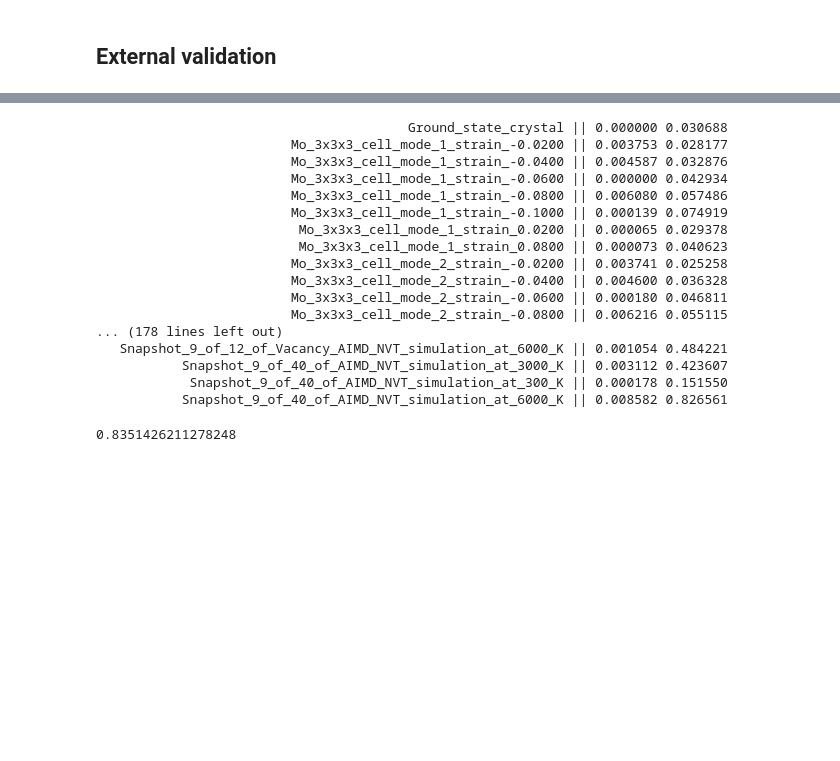
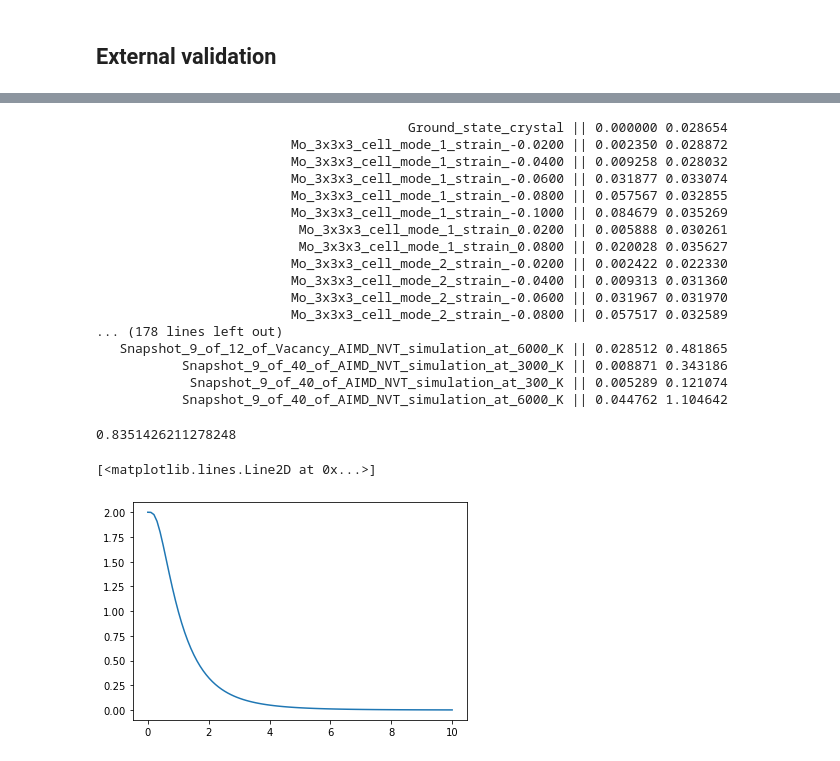
Before and after one commit to TrinkleGroup/svreg, a Jupyter notebook: tree_analyzer.ipynb, the cells around one changed output, grey strips where cells are left out. Saved outputs shown, nothing was run; the diff lists cells and outputs as text; code cells hidden in the pictures; blank space fills up the shorter version.

```diff
--- a/tree_analyzer.ipynb
+++ b/tree_analyzer.ipynb
@@ -324,7 +414,7 @@ with SVDatabase(settings['databasePath'], 'r') as database:
 
     regressor.trees = [tree]
 
-    treePopulations = [tree.parseArr2Dict(np.atleast_2d(tree.bestParams), fillFixedKnots=False)]
+    treePopulations = [tree.parseArr2Dict(np.atleast_2d(tree.bestParams), fillFixedKnots=True)]
 
     # Group all dictionaries into one
     populationDict = {}
@@ -362,23 +452,23 @@ with SVDatabase(settings['databasePath'], 'r') as database:
         )
 # del evaluator
 # %% [output]
-                                        Ground_state_crystal || 0.000000 0.030688
-                         Mo_3x3x3_cell_mode_1_strain_-0.0200 || 0.003753 0.028177
-                         Mo_3x3x3_cell_mode_1_strain_-0.0400 || 0.004587 0.032876
-                         Mo_3x3x3_cell_mode_1_strain_-0.0600 || 0.000000 0.042934
-                         Mo_3x3x3_cell_mode_1_strain_-0.0800 || 0.006080 0.057486
-                         Mo_3x3x3_cell_mode_1_strain_-0.1000 || 0.000139 0.074919
-                          Mo_3x3x3_cell_mode_1_strain_0.0200 || 0.000065 0.029378
-                          Mo_3x3x3_cell_mode_1_strain_0.0800 || 0.000073 0.040623
-                         Mo_3x3x3_cell_mode_2_strain_-0.0200 || 0.003741 0.025258
-                         Mo_3x3x3_cell_mode_2_strain_-0.0400 || 0.004600 0.036328
-                         Mo_3x3x3_cell_mode_2_strain_-0.0600 || 0.000180 0.046811
-                         Mo_3x3x3_cell_mode_2_strain_-0.0800 || 0.006216 0.055115
+                                        Ground_state_crystal || 0.000000 0.028654
+                         Mo_3x3x3_cell_mode_1_strain_-0.0200 || 0.002350 0.028872
+                         Mo_3x3x3_cell_mode_1_strain_-0.0400 || 0.009258 0.028032
+                         Mo_3x3x3_cell_mode_1_strain_-0.0600 || 0.031877 0.033074
+                         Mo_3x3x3_cell_mode_1_strain_-0.0800 || 0.057567 0.032855
+                         Mo_3x3x3_cell_mode_1_strain_-0.1000 || 0.084679 0.035269
+                          Mo_3x3x3_cell_mode_1_strain_0.0200 || 0.005888 0.030261
+                          Mo_3x3x3_cell_mode_1_strain_0.0800 || 0.020028 0.035627
+                         Mo_3x3x3_cell_mode_2_strain_-0.0200 || 0.002422 0.022330
+                         Mo_3x3x3_cell_mode_2_strain_-0.0400 || 0.009313 0.031360
+                         Mo_3x3x3_cell_mode_2_strain_-0.0600 || 0.031967 0.031970
+                         Mo_3x3x3_cell_mode_2_strain_-0.0800 || 0.057517 0.032589
 ... (178 lines left out)
-   Snapshot_9_of_12_of_Vacancy_AIMD_NVT_simulation_at_6000_K || 0.001054 0.484221
-           Snapshot_9_of_40_of_AIMD_NVT_simulation_at_3000_K || 0.003112 0.423607
-            Snapshot_9_of_40_of_AIMD_NVT_simulation_at_300_K || 0.000178 0.151550
-           Snapshot_9_of_40_of_AIMD_NVT_simulation_at_6000_K || 0.008582 0.826561
+   Snapshot_9_of_12_of_Vacancy_AIMD_NVT_simulation_at_6000_K || 0.028512 0.481865
+           Snapshot_9_of_40_of_AIMD_NVT_simulation_at_3000_K || 0.008871 0.343186
+            Snapshot_9_of_40_of_AIMD_NVT_simulation_at_300_K || 0.005289 0.121074
+           Snapshot_9_of_40_of_AIMD_NVT_simulation_at_6000_K || 0.044762 1.104642
 # %%
 treeErrors.sum()
 # %% [output]
@@ -387,0 +480,8 @@ del evaluator
+# %%
+fig, ax = plt.subplots()
+
+x = np.linspace(0, 10, 100)
+ax.plot(x, 1-erf(np.log(x)))
+# %% [output]
+[<matplotlib.lines.Line2D at 0x...>]
+[figure, added]
```
Also changed, not shown: parts of 27 cells of this notebook, 4 other files.
